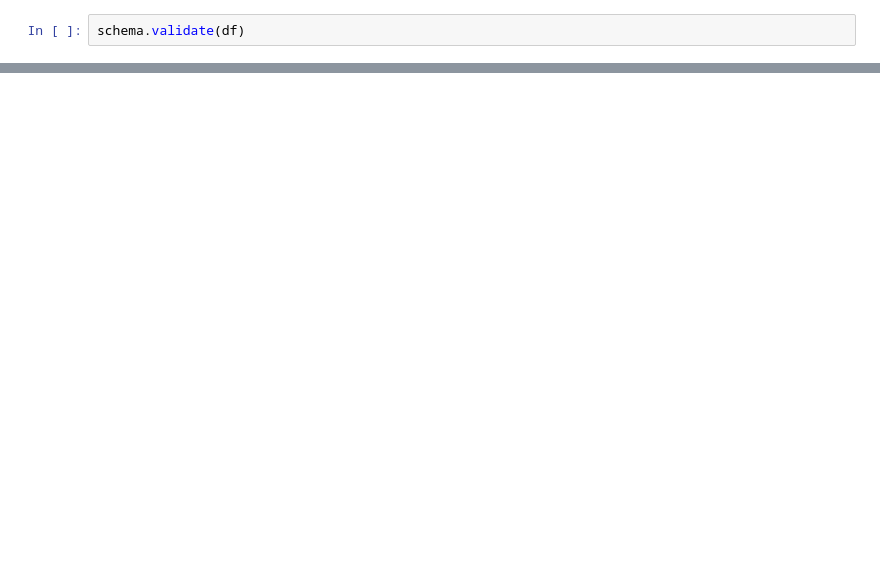
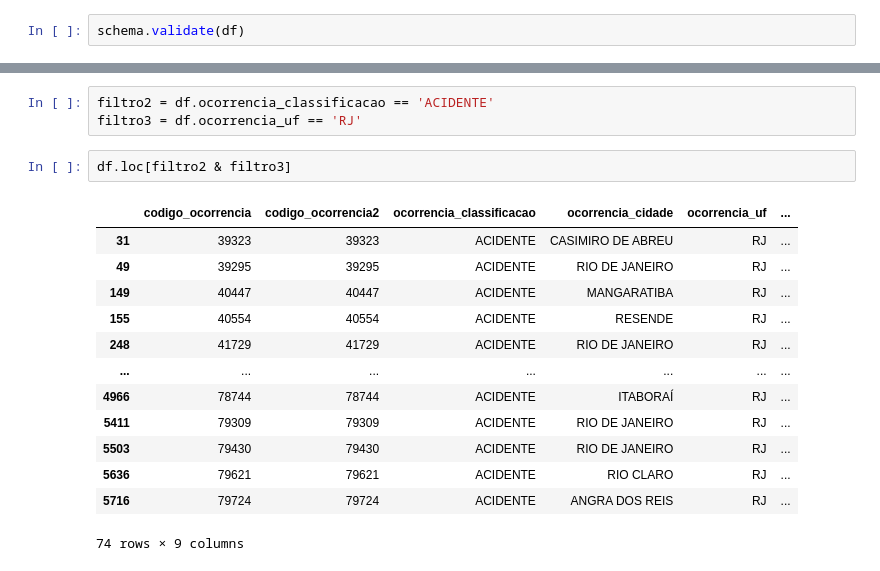
Before and after one commit to pedroh6s/Conhecendo-o-PANDAS, a Jupyter notebook: Roteiro_projeto_básico.ipynb, the cells around one changed output, grey strips where cells are left out. Saved outputs shown, nothing was run; the diff lists cells and outputs as text; blank space fills up the shorter version.

```diff
--- a/Roteiro_projeto_básico.ipynb
+++ b/Roteiro_projeto_básico.ipynb
@@ -170,0 +288,19 @@ schema.validate(df)
+# %%
+filtro2 = df.ocorrencia_classificacao == 'ACIDENTE'
+filtro3 = df.ocorrencia_uf == 'RJ'
+# %%
+df.loc[filtro2 & filtro3]
+# %% [output]
+|  | codigo_ocorrencia | codigo_ocorrencia2 | ocorrencia_classificacao | ocorrencia_cidade | ocorrencia_uf | ... |
+| 31 | 39323 | 39323 | ACIDENTE | CASIMIRO DE ABREU | RJ | ... |
+| 49 | 39295 | 39295 | ACIDENTE | RIO DE JANEIRO | RJ | ... |
+| 149 | 40447 | 40447 | ACIDENTE | MANGARATIBA | RJ | ... |
+| 155 | 40554 | 40554 | ACIDENTE | RESENDE | RJ | ... |
+| 248 | 41729 | 41729 | ACIDENTE | RIO DE JANEIRO | RJ | ... |
+| ... | ... | ... | ... | ... | ... | ... |
+| 4966 | 78744 | 78744 | ACIDENTE | ITABORAÍ | RJ | ... |
+| 5411 | 79309 | 79309 | ACIDENTE | RIO DE JANEIRO | RJ | ... |
+| 5503 | 79430 | 79430 | ACIDENTE | RIO DE JANEIRO | RJ | ... |
+| 5636 | 79621 | 79621 | ACIDENTE | RIO CLARO | RJ | ... |
+| 5716 | 79724 | 79724 | ACIDENTE | ANGRA DOS REIS | RJ | ... |
+74 rows × 9 columns
```
Also changed, not shown: parts of 29 cells of this notebook.
